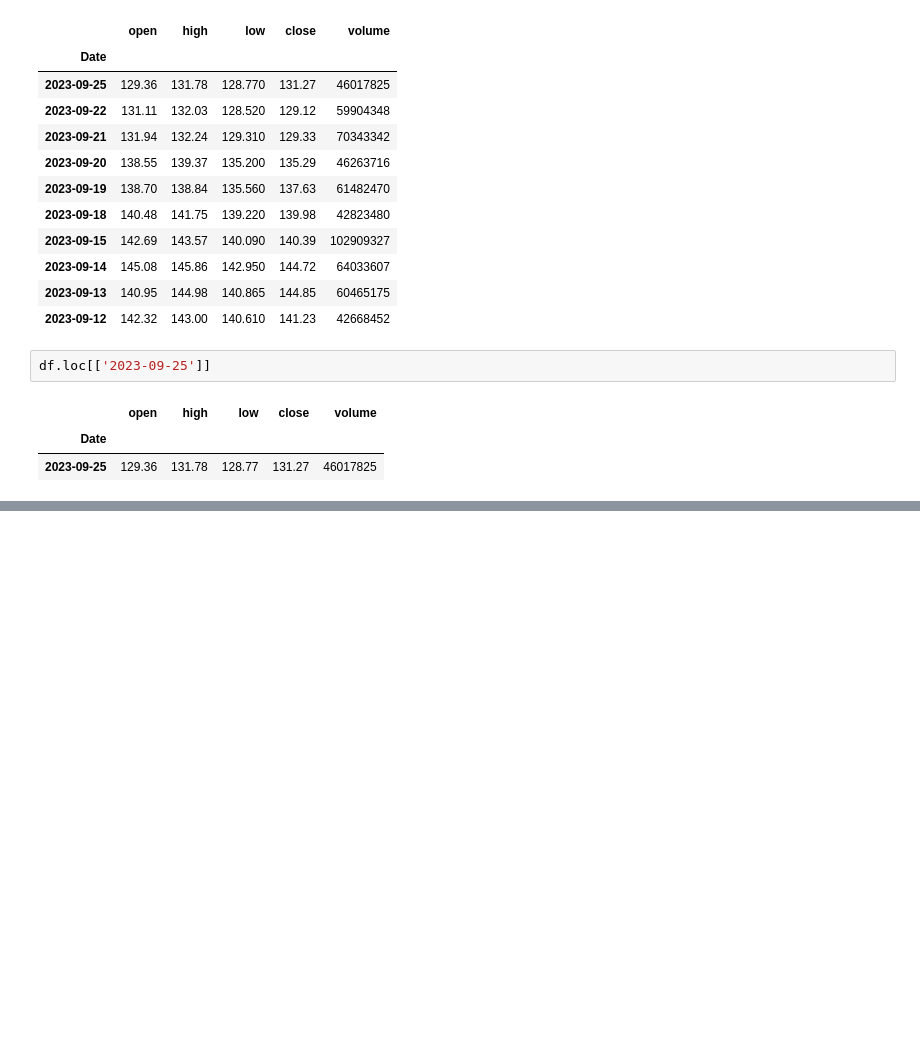
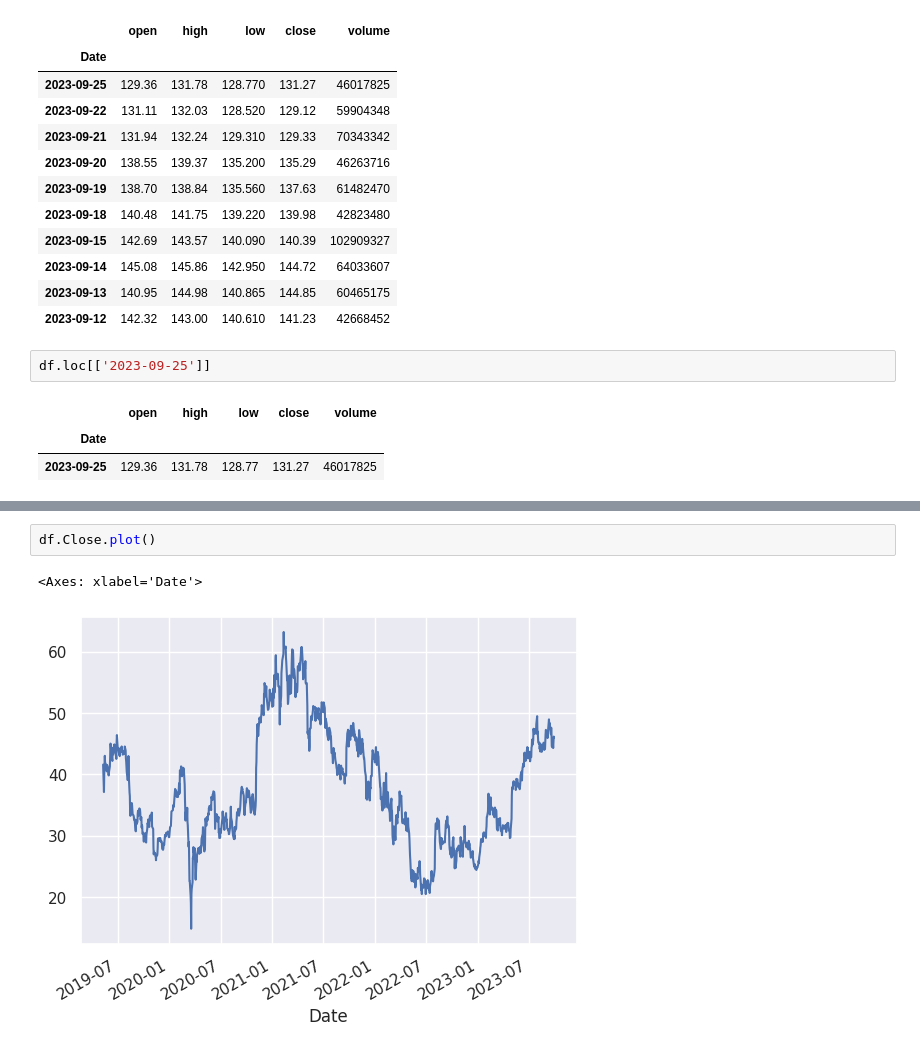
Before and after one commit to Krawieckk/data-science-bootcamp, a Jupyter notebook: 02_dane_gieldowe.ipynb, the cells around one changed output, grey strips where cells are left out. Drawn from its saved outputs; the diff is of its cells as text; blank space fills up the shorter version.

```diff
--- a/02_dane_gieldowe.ipynb
+++ b/02_dane_gieldowe.ipynb
@@ -306,0 +426,5 @@ df.loc[['2023-09-25']]
+# %%
+df.Close.plot()
+# %% [output]
+<Axes: xlabel='Date'>
+[figure, added]
```
Also changed, not shown: parts of 14 cells of this notebook.
